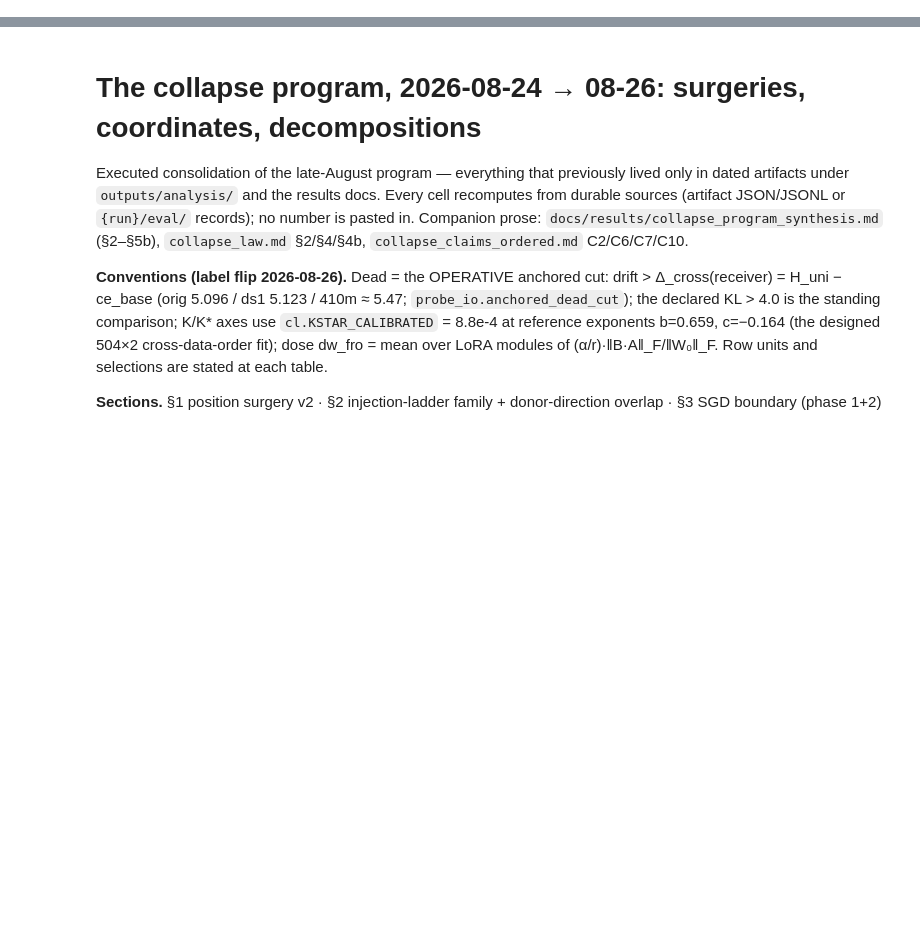
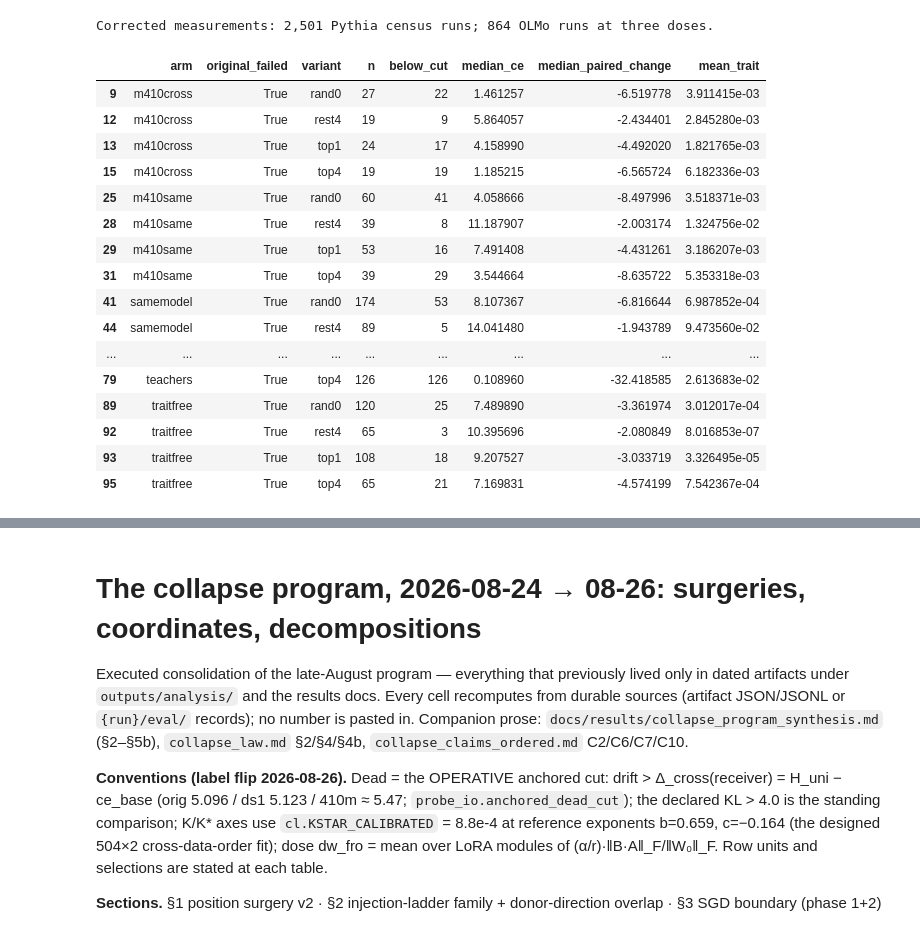
Before and after one commit to AnandVishesh1301/EleutherAI_subliminal_learning, a Jupyter notebook: notebooks/collapse_surgery_and_sgd.ipynb, the cells around one changed output, grey strips where cells are left out. Drawn from its saved outputs; the diff is of its cells as text; code cells hidden in the pictures; blank space fills up the shorter version.

```diff
--- a/notebooks/collapse_surgery_and_sgd.ipynb
+++ b/notebooks/collapse_surgery_and_sgd.ipynb
@@ -234,0 +54,41 @@ display(Image(filename=str(figure_dir / 'figS_olmo_direction.png')))
+# %%
+from pathlib import Path
+import json, hashlib
+import pandas as pd
+from IPython.display import display, Image
+root = Path('/home/angela/EleutherAI_subliminal_learning')
+evidence = root / 'docs/paper/evidence'
+pythia = evidence / 'direction_corrected_20260912'
+supplement = evidence / 'pythia_corrected_20260914'
+olmo = evidence / 'olmo_corrected_20260914'
+assert json.loads((supplement / 'provenance.json').read_text())['pythia_supplement_complete']
+assert json.loads((olmo / 'provenance.json').read_text())['olmo_complete']
+# Every recorded source must match its hash: exact bytes, or a PEFT adapter_config.json that differs
+# only in the order of set-valued fields (target_modules etc.). Lists every failure, not just the first.
+from subliminal_learning.utils.provenance import verify_evidence_folder
+for folder in (pythia, supplement, olmo):
+    print(folder.name + ':', verify_evidence_folder(folder).summary())
+def table(folder, name):
+    return pd.read_csv(folder / (name + '.csv'))
+print('Corrected measurements: 2,501 Pythia census runs; 864 OLMo runs at three doses.')
+cs = table(pythia, 'census_summary')
+display(cs[cs.original_failed & cs.variant.isin(['rand0', 'top1', 'top4', 'rest4'])])
+# %% [output]
+Corrected measurements: 2,501 Pythia census runs; 864 OLMo runs at three doses.
+|  | arm | original_failed | variant | n | below_cut | median_ce | median_paired_change | mean_trait |
+| 9 | m410cross | True | rand0 | 27 | 22 | 1.461257 | -6.519778 | 3.911415e-03 |
+| 12 | m410cross | True | rest4 | 19 | 9 | 5.864057 | -2.434401 | 2.845280e-03 |
+| 13 | m410cross | True | top1 | 24 | 17 | 4.158990 | -4.492020 | 1.821765e-03 |
+| 15 | m410cross | True | top4 | 19 | 19 | 1.185215 | -6.565724 | 6.182336e-03 |
+| 25 | m410same | True | rand0 | 60 | 41 | 4.058666 | -8.497996 | 3.518371e-03 |
+| 28 | m410same | True | rest4 | 39 | 8 | 11.187907 | -2.003174 | 1.324756e-02 |
+| 29 | m410same | True | top1 | 53 | 16 | 7.491408 | -4.431261 | 3.186207e-03 |
+| 31 | m410same | True | top4 | 39 | 29 | 3.544664 | -8.635722 | 5.353318e-03 |
+| 41 | samemodel | True | rand0 | 174 | 53 | 8.107367 | -6.816644 | 6.987852e-04 |
+| 44 | samemodel | True | rest4 | 89 | 5 | 14.041480 | -1.943789 | 9.473560e-02 |
+| ... | ... | ... | ... | ... | ... | ... | ... | ... |
+| 79 | teachers | True | top4 | 126 | 126 | 0.108960 | -32.418585 | 2.613683e-02 |
+| 89 | traitfree | True | rand0 | 120 | 25 | 7.489890 | -3.361974 | 3.012017e-04 |
+| 92 | traitfree | True | rest4 | 65 | 3 | 10.395696 | -2.080849 | 8.016853e-07 |
+| 93 | traitfree | True | top1 | 108 | 18 | 9.207527 | -3.033719 | 3.326495e-05 |
+| 95 | traitfree | True | top4 | 65 | 21 | 7.169831 | -4.574199 | 7.542367e-04 |
```
Also changed, not shown: parts of 11 cells of this notebook, 48 other files.
